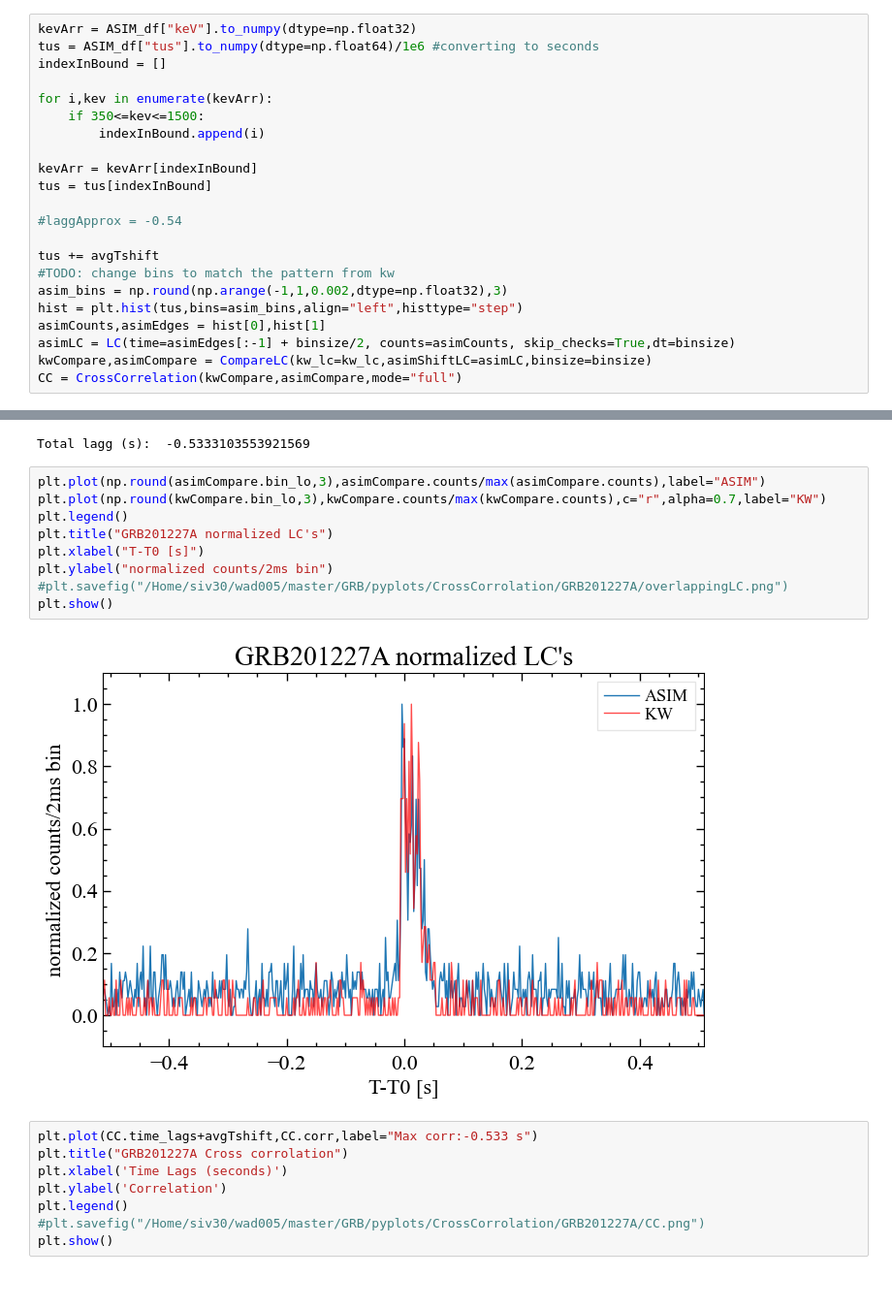
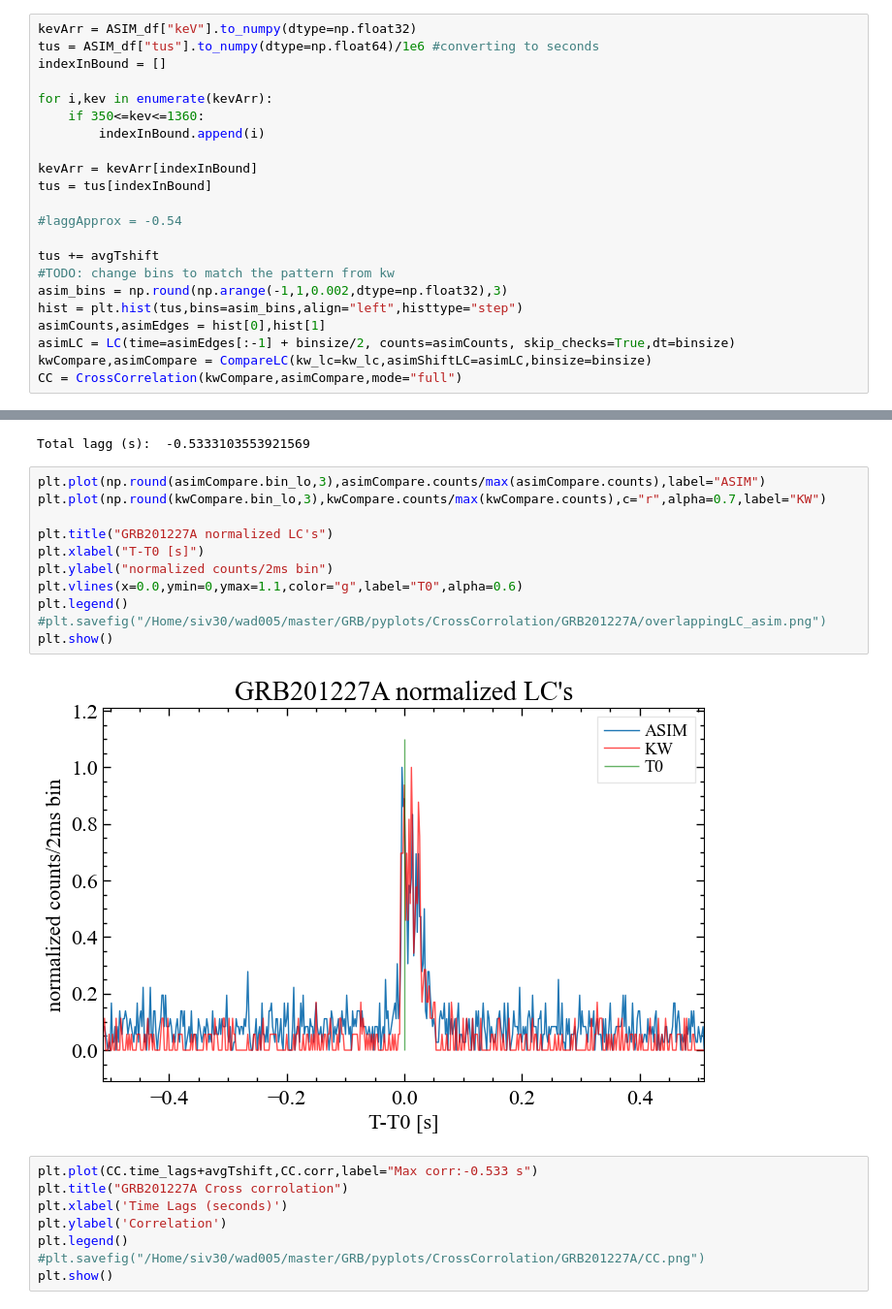
Before and after one commit to AndreasRamsli/GRB, a Jupyter notebook: xspec/ASIM/GRB201227ExtractASIM.ipynb, the cells around one changed output, grey strips where cells are left out. Shown at 97% size. Saved outputs shown, nothing was run; the diff lists cells and outputs as text.

Commit message:
minor changes to ASIM and FERMI data extraction. New fit with ngrbep on GRB201227A

```diff
--- a/xspec/ASIM/GRB201227ExtractASIM.ipynb
+++ b/xspec/ASIM/GRB201227ExtractASIM.ipynb
@@ -173,7 +173,7 @@ tus = ASIM_df["tus"].to_numpy(dtype=np.float64)/1e6 #converting to seconds
 indexInBound = []
 
 for i,kev in enumerate(kevArr):
-    if 350<=kev<=1500:
+    if 350<=kev<=1360:
         indexInBound.append(i)
 
 kevArr = kevArr[indexInBound]
@@ -204,14 +205,16 @@ Total lagg (s):  -0.5333103553921569
 # %%
 plt.plot(np.round(asimCompare.bin_lo,3),asimCompare.counts/max(asimCompare.counts),label="ASIM")
 plt.plot(np.round(kwCompare.bin_lo,3),kwCompare.counts/max(kwCompare.counts),c="r",alpha=0.7,label="KW")
-plt.legend()
+
 plt.title("GRB201227A normalized LC's")
 plt.xlabel("T-T0 [s]")
 plt.ylabel("normalized counts/2ms bin")
-#plt.savefig("/Home/siv30/wad005/master/GRB/pyplots/CrossCorrolation/GRB201227A/overlappingLC.png")
+plt.vlines(x=0.0,ymin=0,ymax=1.1,color="g",label="T0",alpha=0.6)
+plt.legend()
+#plt.savefig("/Home/siv30/wad005/master/GRB/pyplots/CrossCorrolation/GRB201227A/overlappingLC_asim.png")
 plt.show()
 # %% [output]
-[figure, old version]
+[figure, new version]
 # %%
 plt.plot(CC.time_lags+avgTshift,CC.corr,label="Max corr:-0.533 s")
 plt.title("GRB201227A Cross corrolation")
```
Also changed, not shown: parts of 11 cells of this notebook, 13 other files.
